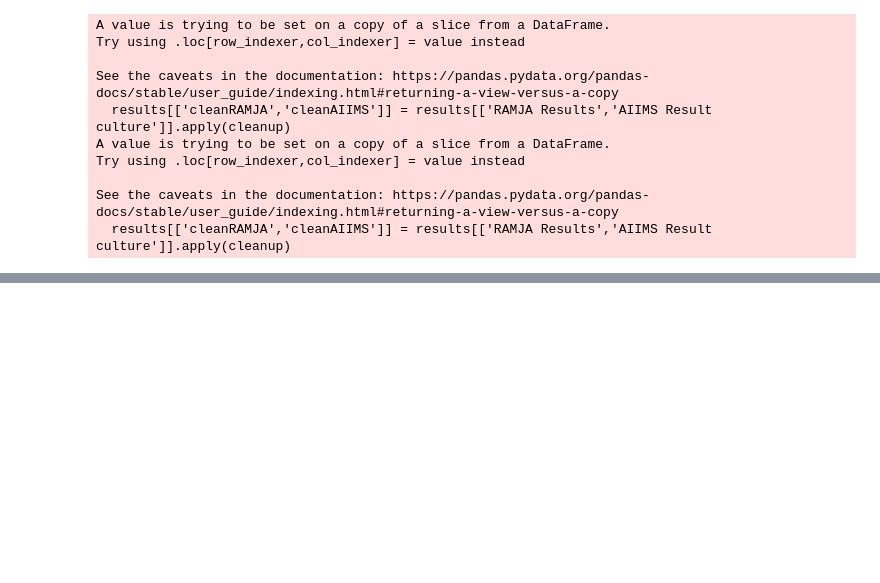
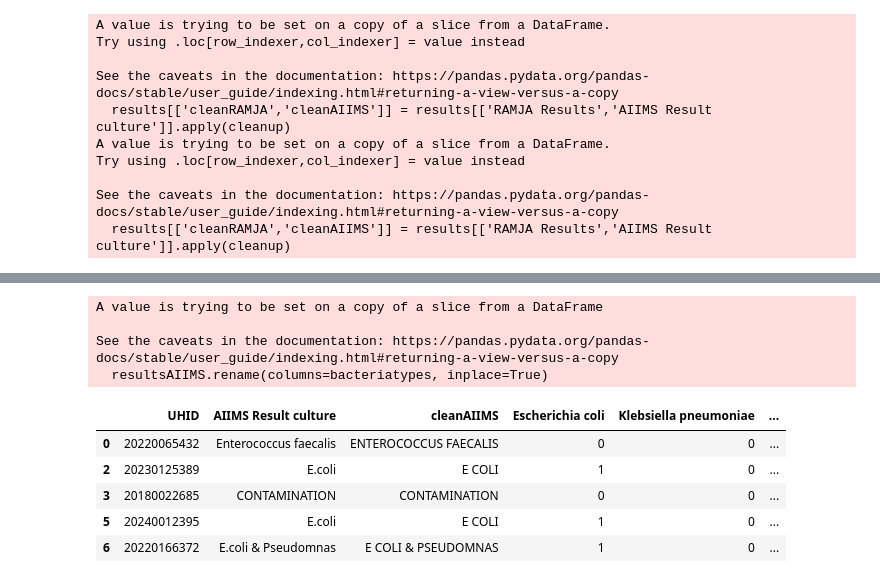
Before and after one commit to neeliit/DiagnosticsPy, a Jupyter notebook: datacleaning.ipynb, the cells around one changed output, grey strips where cells are left out. Saved outputs shown, nothing was run; the diff lists cells and outputs as text; code cells hidden in the pictures; blank space fills up the shorter version.

```diff
--- a/datacleaning.ipynb
+++ b/datacleaning.ipynb
@@ -104,0 +223,16 @@ See the caveats in the documentation: https://pandas.pydata.org/pandas-docs/stab
+# %%
+resultsAIIMS.rename(columns=bacteriatypes, inplace=True)
+# %% [output]
+A value is trying to be set on a copy of a slice from a DataFrame
+
+See the caveats in the documentation: https://pandas.pydata.org/pandas-docs/stable/user_guide/indexing.html#returning-a-view-versus-a-copy
+  resultsAIIMS.rename(columns=bacteriatypes, inplace=True)
+# %%
+resultsAIIMS.head()
+# %% [output]
+|  | UHID | AIIMS Result culture | cleanAIIMS | Escherichia coli | Klebsiella pneumoniae | ... |
+| 0 | 20220065432 | Enterococcus faecalis | ENTEROCOCCUS FAECALIS | 0 | 0 | ... |
+| 2 | 20230125389 | E.coli | E COLI | 1 | 0 | ... |
+| 3 | 20180022685 | CONTAMINATION | CONTAMINATION | 0 | 0 | ... |
+| 5 | 20240012395 | E.coli | E COLI | 1 | 0 | ... |
+| 6 | 20220166372 | E.coli & Pseudomnas | E COLI & PSEUDOMNAS | 1 | 0 | ... |
```
Also changed, not shown: parts of 27 cells of this notebook, 1 other file.
